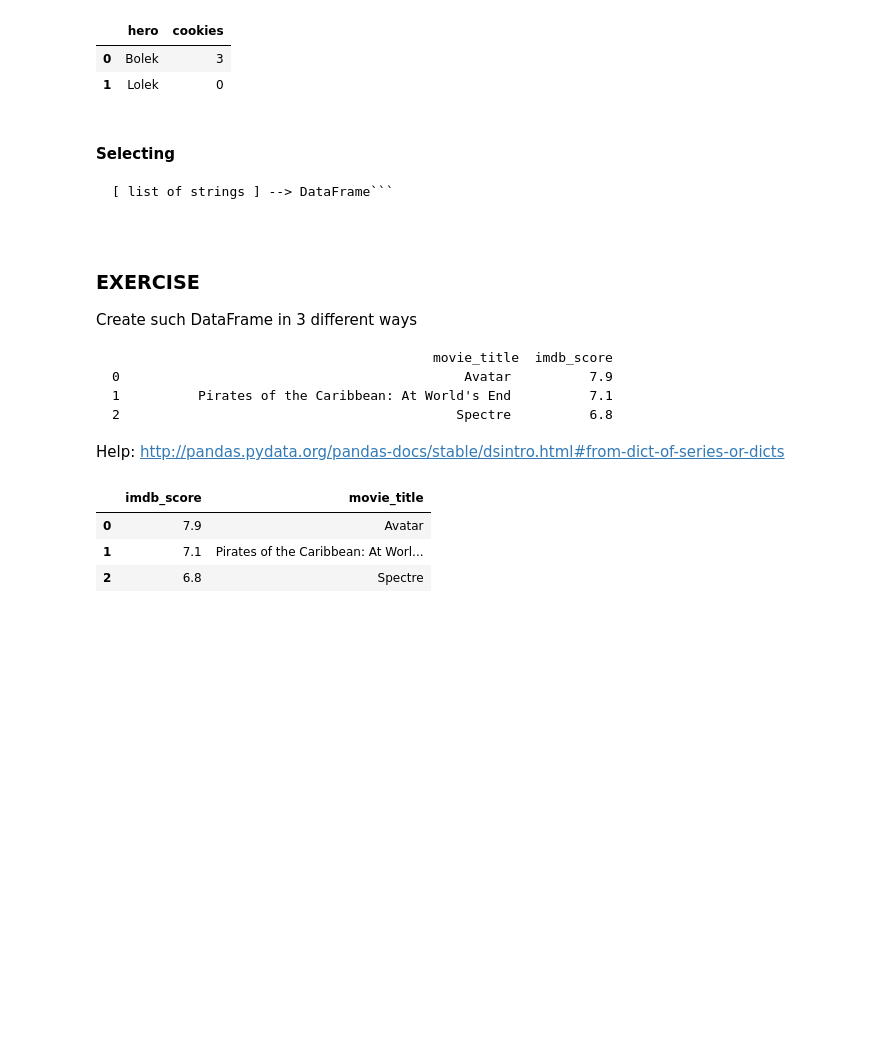
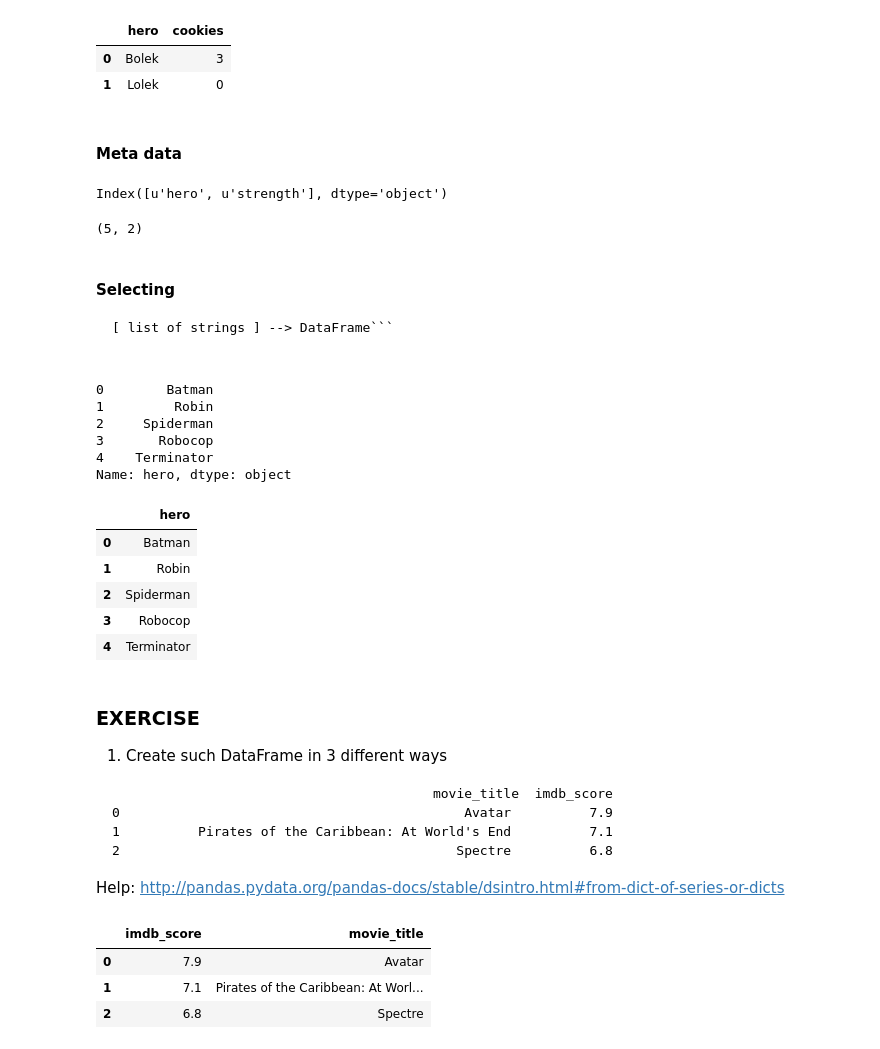
Before and after one commit to grechut/first-steps-with-pandas, a Jupyter notebook: pyconpl-workshop/first-steps-with-pandas-with-solutions.ipynb, the cells around one changed output. Saved outputs shown, nothing was run; the diff lists cells and outputs as text; code cells hidden in the pictures; blank space fills up the shorter version.

````diff
--- a/pyconpl-workshop/first-steps-with-pandas-with-solutions.ipynb
+++ b/pyconpl-workshop/first-steps-with-pandas-with-solutions.ipynb
@@ -200,14 +196,42 @@ another_heroes[ ['hero', 'cookies'] ]
 |  | hero | cookies |
 | 0 | Bolek | 3 |
 | 1 | Lolek | 0 |
+# %% [markdown]
+#### Meta data
+# %%
+heroes.columns
+# %% [output]
+Index([u'hero', u'strength'], dtype='object')
+# %%
+heroes.shape
+# %% [output]
+(5, 2)
 # %% [markdown]
 #### Selecting
 ```[string] --> Series
 [ list of strings ] --> DataFrame```
+# %%
+heroes['hero']
+# %% [output]
+0        Batman
+1         Robin
+2     Spiderman
+3       Robocop
+4    Terminator
+Name: hero, dtype: object
+# %%
+heroes[['hero']]
+# %% [output]
+|  | hero |
+| 0 | Batman |
+| 1 | Robin |
+| 2 | Spiderman |
+| 3 | Robocop |
+| 4 | Terminator |
 # %% [markdown]
 ### EXERCISE
 
-Create such DataFrame in 3 different ways
+1. Create such DataFrame in 3 different ways
 
 ```
                                          movie_title  imdb_score
````
Also changed, not shown: parts of 46 cells of this notebook.
